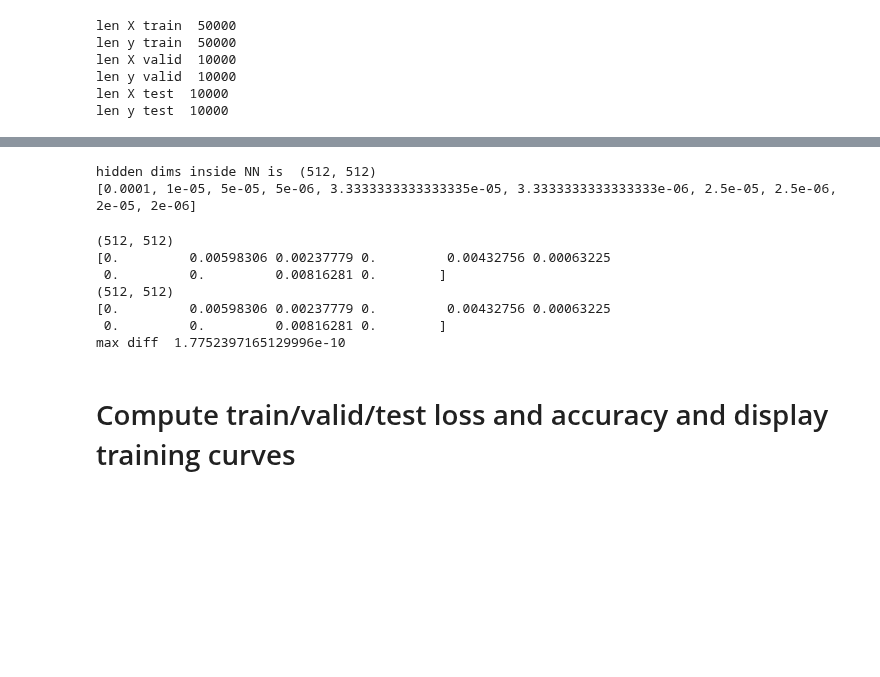
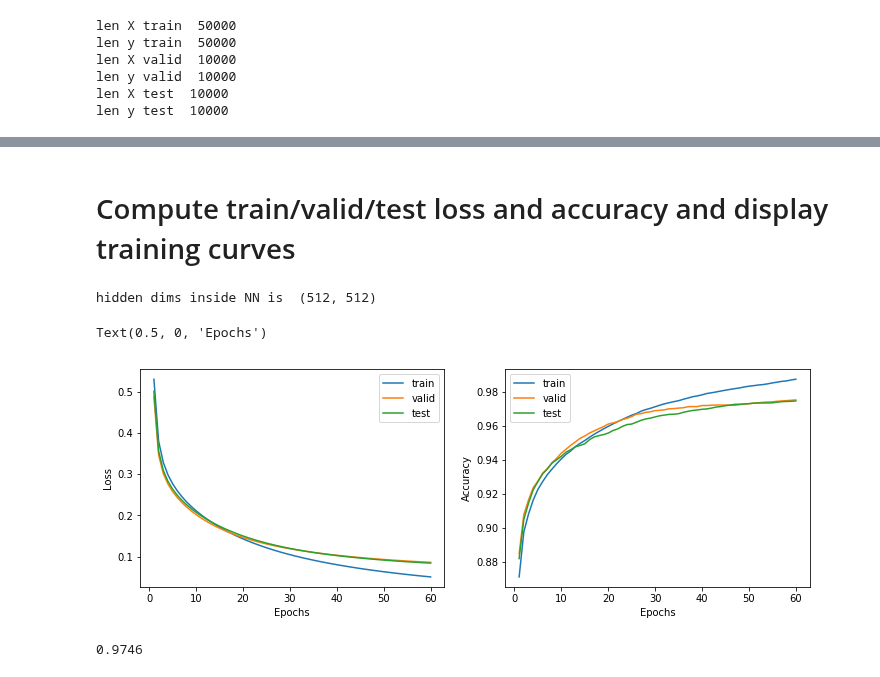
Before and after one commit to deepaks4077/IFT6135, a Jupyter notebook: IFT6135_HWK1_Q1_fixed.ipynb, the cells around one changed output, grey strips where cells are left out. Drawn from its saved outputs; the diff is of its cells as text; code cells hidden in the pictures; blank space fills up the shorter version.

```diff
--- a/IFT6135_HWK1_Q1_fixed.ipynb
+++ b/IFT6135_HWK1_Q1_fixed.ipynb
@@ -177,7 +177,7 @@ y_test_onehot = onehot(y_test, 10)
 # %% [markdown]
 # Train and test on fashionmnist with NN
 # %%
-mlp = NN(hidden_dims = (512, 512), weight_initer = GlorotInitializer(), input_size = 784, output_size = 10)
+mlp = NN(hidden_dims = (512, 512), weight_initer = NormalInitializer(), input_size = 784, output_size = 10)
 
 train_accuracies, train_losses = [], []
 valid_accuracies, valid_losses = [], []
@@ -222,7 +222,7 @@ plt.title("FashionMNIST")
 from random import shuffle
 
 # mnist_data = mnist_reader.load_mnist('mnist/raw/', kind='train')
-mnist_data = np.load('../datasets/mnist.npy', encoding='latin1')
+mnist_data = np.load('/Users/akileshbadrinaaraayanan/Desktop/MILA_courses/Spring2019/IFT6135/assignment1/datasets/mnist.npy', encoding='latin1')
 
 X_train, y_train = mnist_data[0]
 X_valid, y_valid = mnist_data[1]
@@ -263,34 +265,3 @@ ha_1, hs_1, ha_2, hs_2, oa, os = mlp.forward(x1)
 
 # grab the true gradients for the weights of the first layer
 true_gradients = mlp.backward(y1, x1, ha_1, hs_1, ha_2, hs_2, oa, os)
-
-chosen_epsilon = []
-for k in range(1,6):
-    chosen_epsilon.append(1 / float(k * math.pow(10, 4)))
-    chosen_epsilon.append(1 / float(k * math.pow(10, 5)))
-
-print(chosen_epsilon)
-
-epsilon = chosen_epsilon[9]
-finite_diff_grad = mlp.finite_diff(x1,y1, eps=epsilon)
-# %% [output]
-hidden dims inside NN is  (512, 512)
-[0.0001, 1e-05, 5e-05, 5e-06, 3.3333333333333335e-05, 3.3333333333333333e-06, 2.5e-05, 2.5e-06, 2e-05, 2e-06]
-# %%
-print(true_gradients[3].shape)
-print(true_gradients[3].flatten()[:10])
-print(finite_diff_grad.shape)
-print(finite_diff_grad.flatten()[:10])
-
-difference = np.abs(finite_diff_grad.flatten()[:10] - true_gradients[3].flatten()[:10])
-max_diff = np.max(difference)
-
-print('max diff ', max_diff)
-# %% [output]
-(512, 512)
-[0.         0.00598306 0.00237779 0.         0.00432756 0.00063225
- 0.         0.         0.00816281 0.        ]
-(512, 512)
-[0.         0.00598306 0.00237779 0.         0.00432756 0.00063225
- 0.         0.         0.00816281 0.        ]
-max diff  1.7752397165129996e-10
@@ -297,7 +284,33 @@ max diff  1.7752397165129996e-10
+# %%
+fig_size = plt.rcParams["figure.figsize"]
+# Set figure width to 14 and height to 10
+fig_size[0] = 14
+fig_size[1] = 10
+plt.rcParams["figure.figsize"] = fig_size
+plt.rcParams["legend.fontsize"] = 20
+plt.rcParams["legend.handlelength"] = 2
+plt.rcParams["axes.titlesize"] = 'large'
+plt.rcParams["axes.labelsize"] = 'medium'
+
+def plot_max_diff_grad(eps_list, max_diff_list):
+    plt.xlabel('epsilon ')
+    plt.ylabel('Max difference : True gradient - Finite difference gradient ')
+    plt.plot(eps_list, max_diff_list)
+
+def plot_max_diff_grad_N(N_list, max_diff_list):
+    plt.xlabel('N ')
+    plt.ylabel('Max difference : True gradient - Finite difference gradient ')
+    plt.plot(N_list, max_diff_list)
+
+
+
+
+#plot_max_diff_grad(possible_epsilon[-10:], max_diff_list[-10:])
+plot_max_diff_grad_N(N_list[-10:], max_diff_list[-10:])
 # %% [markdown]
 # Compute train/valid/test loss and accuracy and display training curves
 # %%
-mlp = NN(hidden_dims = (64, 32), weight_initer = GlorotInitializer(), input_size = 784, output_size = 10)
+mlp = NN(hidden_dims = (512, 512), weight_initer = GlorotInitializer(), input_size = 784, output_size = 10)
 
 train_accuracies, train_losses = [], []
 valid_accuracies, valid_losses = [], []
@@ -309,32 +322,38 @@ for e in range(num_epochs):
     loss = mlp.train(X_train, y_train_onehot, mb_size=100)
     loss_train, pred_train = mlp.test(X_train, y_train_onehot)
     loss_valid, pred_valid = mlp.test(X_valid, y_valid_onehot)
     loss_test, pred_test = mlp.test(X_test, y_test_onehot)
 
     valid_losses.append(loss_valid)
     test_losses.append(loss_test)
     valid_accuracies.append((pred_valid == y_valid).mean())
     test_accuracies.append((pred_test == y_test).mean())
     train_losses.append(loss_train)
     train_accuracies.append((pred_train == y_train).mean())
 
 ## Loss figure
 plt.figure(figsize=(12, 4))
 axis = plt.subplot(1, 2, 1)
 axis.plot(range(1, len(train_losses)+1), train_losses, label='train')
 axis.plot(range(1, len(valid_losses)+1), valid_losses, label='valid')
 axis.plot(range(1, len(test_losses)+1), test_losses, label='test')
 axis.legend()
 axis.set_ylabel('Loss')
 axis.set_xlabel('Epochs')
 
 ## Accuracy figure
 axis = plt.subplot(1, 2, 2)
 axis.plot(range(1, len(train_accuracies)+1), train_accuracies, label='train')
 axis.plot(range(1, len(valid_accuracies)+1), valid_accuracies, label='valid')
 axis.plot(range(1, len(test_accuracies)+1), test_accuracies, label='test')
 axis.legend()
 axis.set_ylabel('Accuracy')
 axis.set_xlabel('Epochs')
+# %% [output]
+hidden dims inside NN is  (512, 512)
+Text(0.5, 0, 'Epochs')
+[figure, added]
 # %%
-print(valid_accuracies[59])
+print(test_accuracies[59])
+# %% [output]
+0.9746
```
Also changed, not shown: parts of 2 cells of this notebook.
